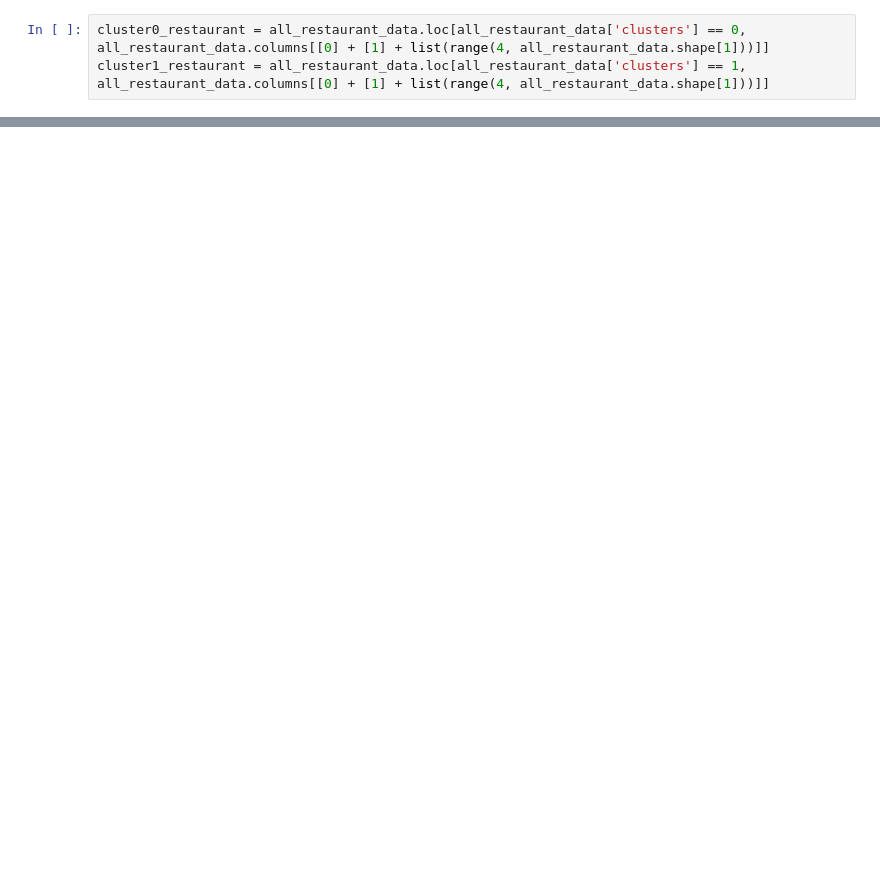
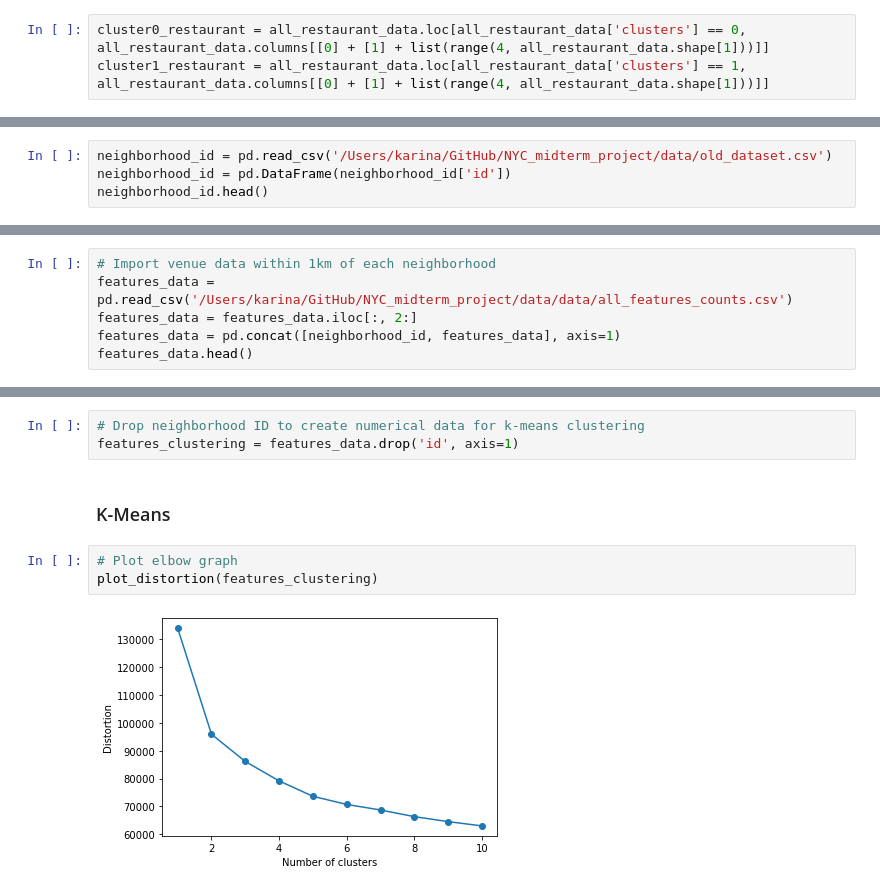
Before and after one commit to ktamkee/NYC_midterm_project, a Jupyter notebook: svc/K-Means2.ipynb, the cells around one changed output, grey strips where cells are left out. Cells and saved outputs as stored; diff of their text form; blank space fills up the shorter version.

```diff
--- a/svc/K-Means2.ipynb
+++ b/svc/K-Means2.ipynb
@@ -484,0 +487,4 @@ Name: borough, dtype: int64
+# %%
+neighborhood_id = pd.read_csv('/Users/karina/GitHub/NYC_midterm_project/data/old_dataset.csv')
+neighborhood_id = pd.DataFrame(neighborhood_id['id'])
+neighborhood_id.head()
@@ -484,0 +498,6 @@ Name: borough, dtype: int64
+# %%
+# Import venue data within 1km of each neighborhood
+features_data = pd.read_csv('/Users/karina/GitHub/NYC_midterm_project/data/data/all_features_counts.csv')
+features_data = features_data.iloc[:, 2:]
+features_data = pd.concat([neighborhood_id, features_data], axis=1)
+features_data.head()
@@ -484,0 +541,10 @@ Name: borough, dtype: int64
+# %%
+# Drop neighborhood ID to create numerical data for k-means clustering
+features_clustering = features_data.drop('id', axis=1)
+# %% [markdown]
+### K-Means
+# %%
+# Plot elbow graph
+plot_distortion(features_clustering)
+# %% [output]
+[figure, added]
```
Also changed, not shown: parts of 25 cells of this notebook.
